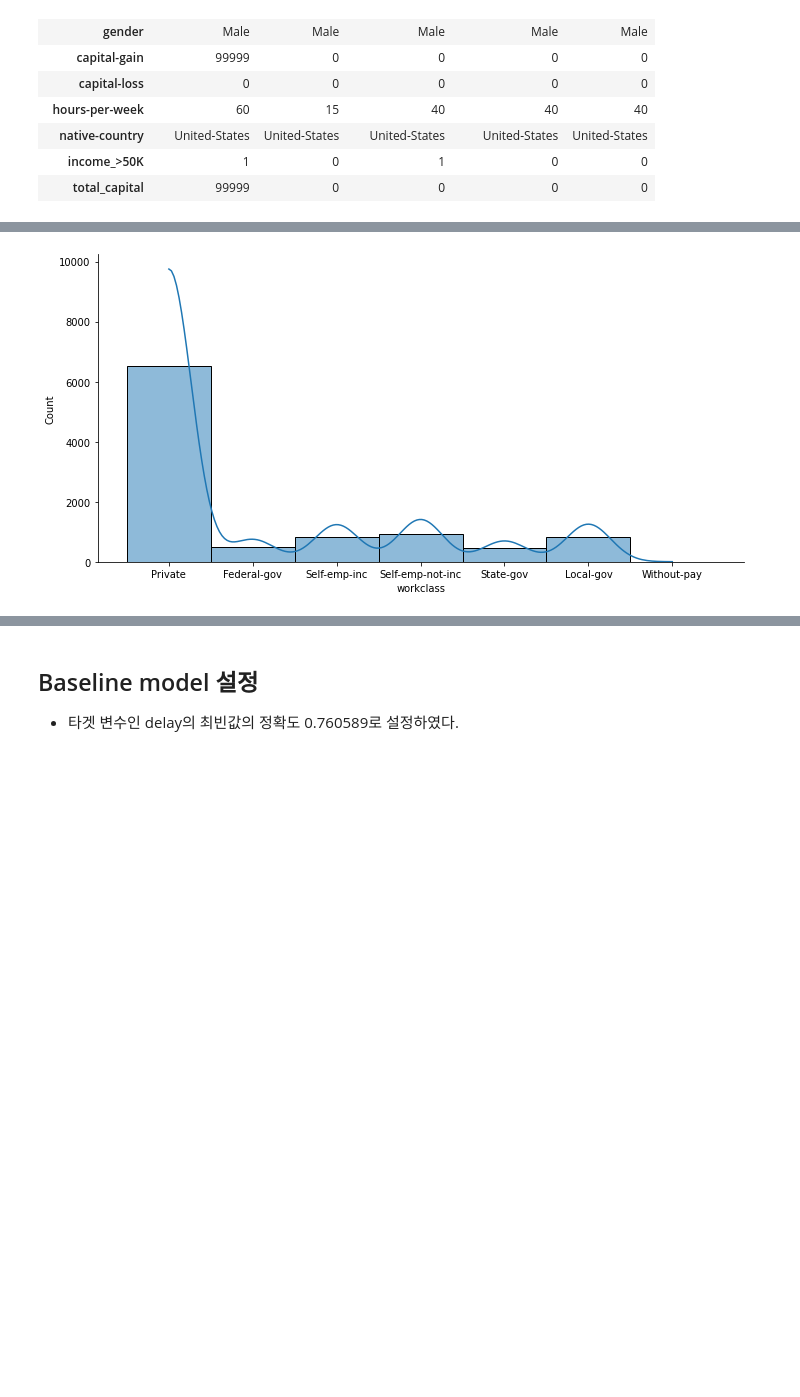
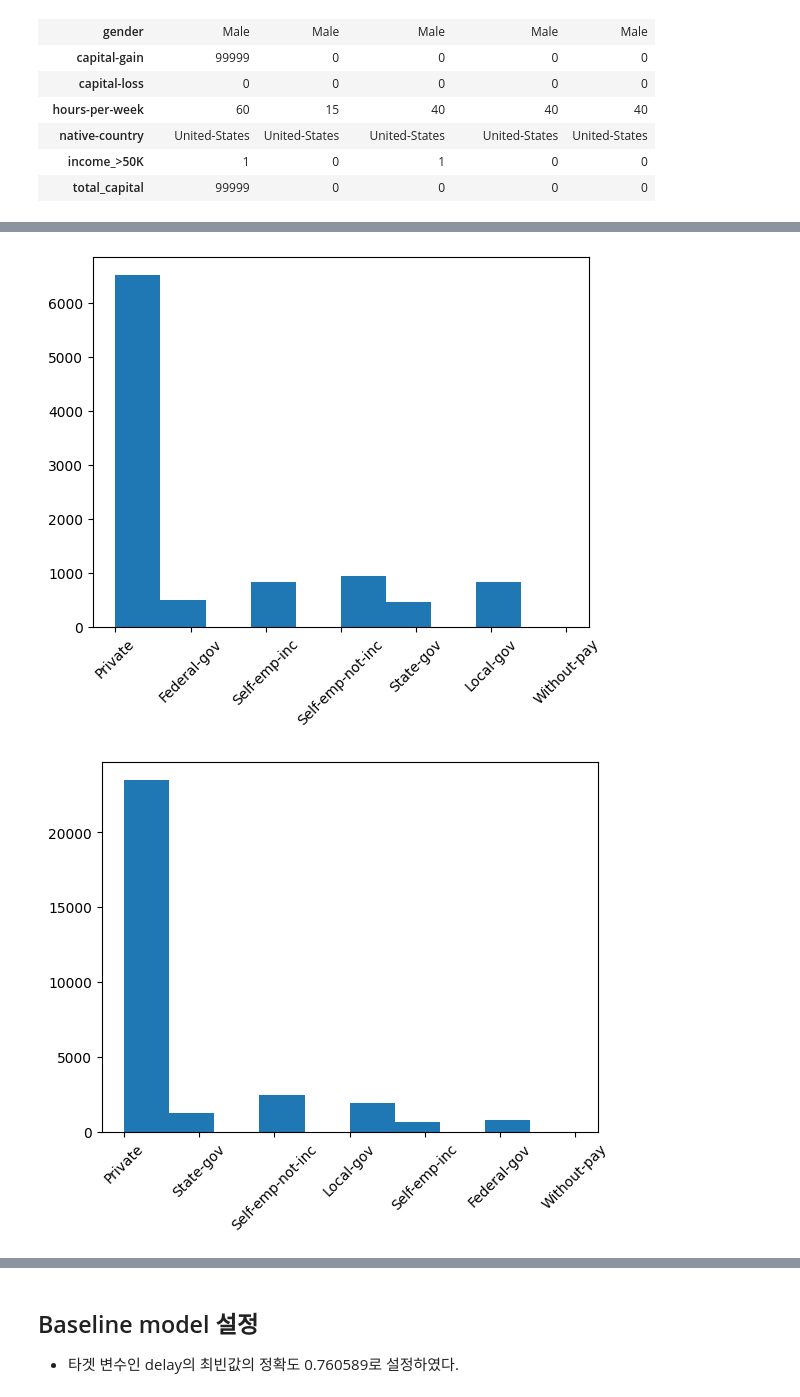
Before and after one commit to minnnnppp/Portfolio, a Jupyter notebook: Section2/AI_10_박민경_Project02(2408_수정).ipynb, the cells around one changed output, grey strips where cells are left out. Cells and saved outputs as stored; diff of their text form; code cells hidden in the pictures; blank space fills up the shorter version.

```diff
--- a/Section2/AI_10_박민경_Project02.ipynb
+++ b/Section2/AI_10_박민경_Project02(2408_수정).ipynb
@@ -44,7 +65,7 @@ Mounted at /content/drive
 ## 데이터 불러오기
 # %%
 # 데이터 불러오기
-df = pd.read_csv('/content/drive/MyDrive/data/income_train.csv', encoding='cp949')
+df = pd.read_csv('/Users/minky/Desktop/minky/취업_이직/언어_자격증_공부/DA_DS 관련/AIB/project/Section2/income_train.csv', encoding='cp949')
 df.head().T
 # %% [output]
 |  | 0 | 1 | 2 | 3 | 4 |
@@ -296,0 +305,13 @@ sns.histplot(rich['hours-per-week'],kde=True);
+# %%
+# 가설 1
+rich = df[df['income_>50K'] == 1]
+poor = df[df['income_>50K'] == 0]
+# df_more_work = rich[rich['hours-per-week']>40]
+# df_less_work = rich[rich['hours-per-week']<=40]
+
+## 근로시간별 소득 > 50000달러 넘는 사람 분포 시각화
+_ = plt.hist(rich['hours-per-week'])
+plt.show()
+
+_ = plt.hist(poor['hours-per-week'])
+plt.show()
@@ -314,5 +368,13 @@ sns.histplot(rich['educational-num'],kde=True);
 # %%
 # 가설 3
-sns.displot(rich['workclass'], height = 5, aspect = 2,kde=True);
+_ = plt.xticks(size = 10, rotation = 45)
+_ = plt.hist(rich['workclass'])
+plt.show()
+
+_ = plt.xticks(size = 10, rotation = 45)
+_ = plt.hist(poor['workclass'])
+plt.show()
+# sns.displot(rich['workclass'], height = 5, aspect = 2,kde=True);
 # %% [output]
-[figure, old version]
+[figure, new version]
+[figure, added]
```
Also changed, not shown: parts of 36 cells of this notebook, 1 other file.
